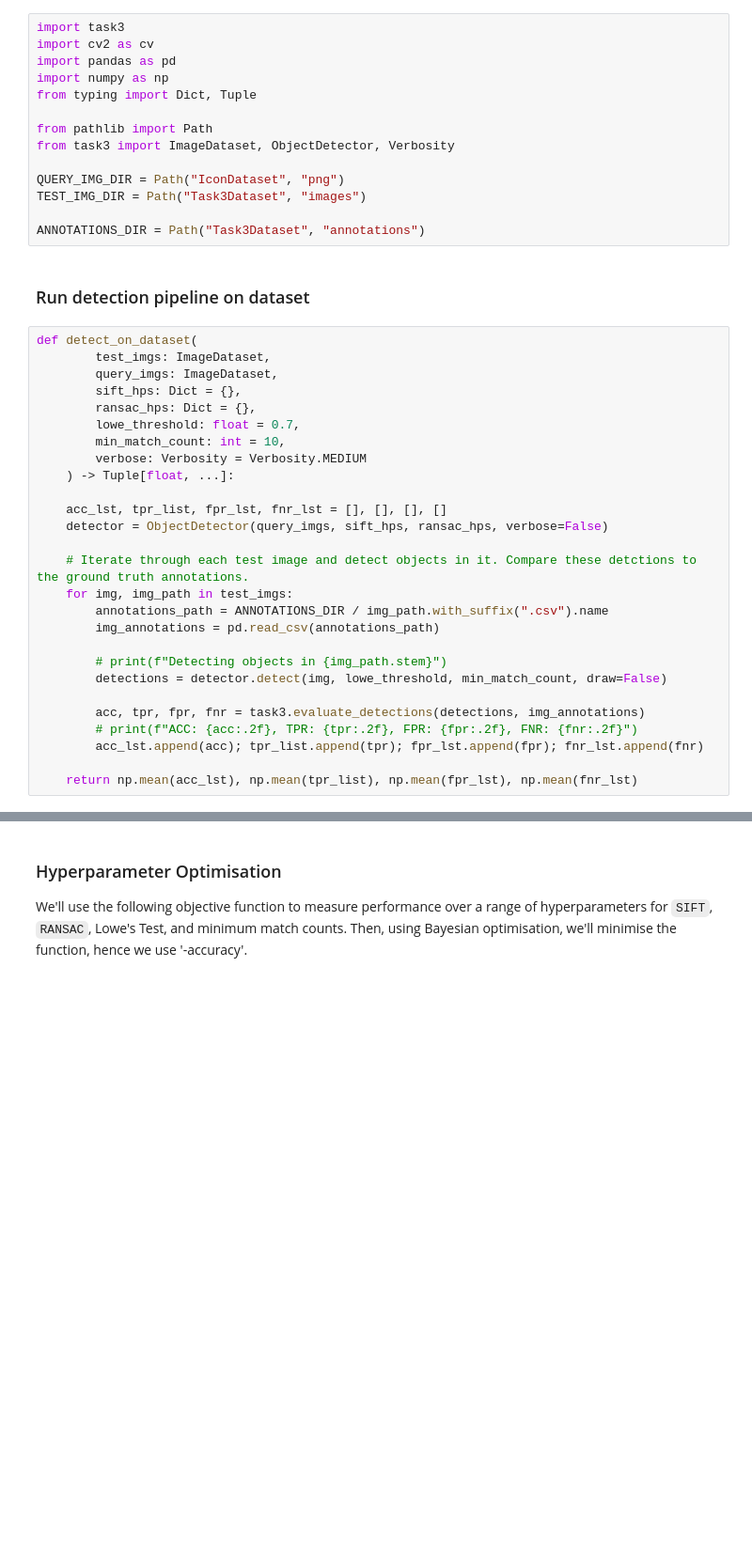
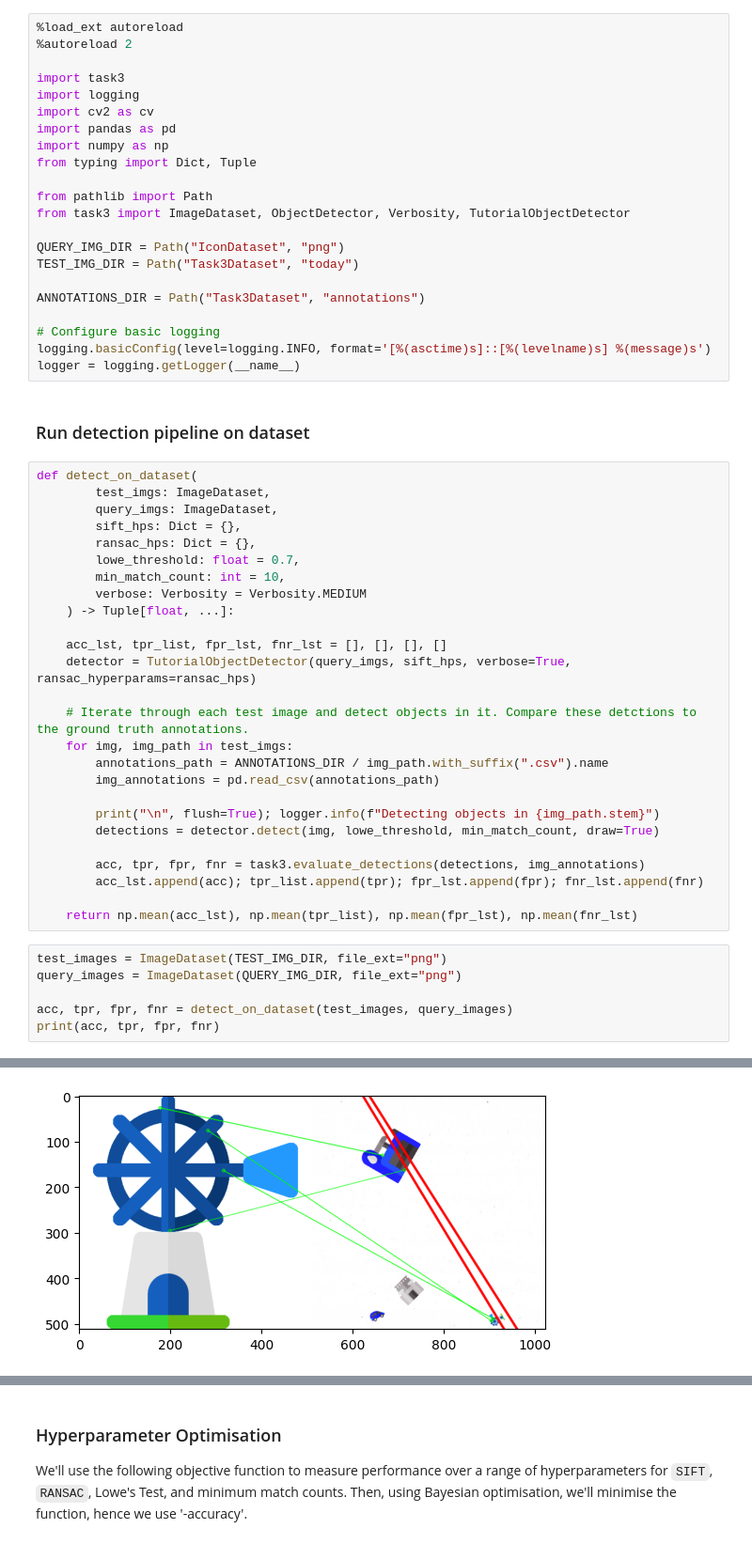
Before and after one commit to coeus-uk/computer-vision, a Jupyter notebook: Task3 copy.ipynb, the cells around one changed output, grey strips where cells are left out. Shown at 94% size. Cells and saved outputs as stored; diff of their text form; blank space fills up the shorter version.

Commit message:
Quick commit before making more changes to RANSAC

```diff
--- a/Task3 copy.ipynb
+++ b/Task3 copy.ipynb
@@ -52,19 +52,27 @@ You are *not* allowed to use the `cv2.matchTemplate` or `cv2.BFMatcher`.
 # %% [markdown]
 ### Imports & Constants
 # %%
+%load_ext autoreload
+%autoreload 2
+
 import task3
+import logging
 import cv2 as cv
 import pandas as pd
 import numpy as np
 from typing import Dict, Tuple
 
 from pathlib import Path
-from task3 import ImageDataset, ObjectDetector, Verbosity
+from task3 import ImageDataset, ObjectDetector, Verbosity, TutorialObjectDetector
 
 QUERY_IMG_DIR = Path("IconDataset", "png")
-TEST_IMG_DIR = Path("Task3Dataset", "images")
+TEST_IMG_DIR = Path("Task3Dataset", "today")
 
 ANNOTATIONS_DIR = Path("Task3Dataset", "annotations")
+
+# Configure basic logging
+logging.basicConfig(level=logging.INFO, format='[%(asctime)s]::[%(levelname)s] %(message)s')
+logger = logging.getLogger(__name__)
 # %% [markdown]
 ### Run detection pipeline on dataset
 # %%
@@ -79,18 +87,24 @@ def detect_on_dataset(
     ) -> Tuple[float, ...]:
 
     acc_lst, tpr_list, fpr_lst, fnr_lst = [], [], [], []
-    detector = ObjectDetector(query_imgs, sift_hps, ransac_hps, verbose=False)
+    detector = TutorialObjectDetector(query_imgs, sift_hps, verbose=True, ransac_hyperparams=ransac_hps)
 
     # Iterate through each test image and detect objects in it. Compare these detctions to the ground truth annotations.
     for img, img_path in test_imgs:
         annotations_path = ANNOTATIONS_DIR / img_path.with_suffix(".csv").name
         img_annotations = pd.read_csv(annotations_path)
 
-        # print(f"Detecting objects in {img_path.stem}")
-        detections = detector.detect(img, lowe_threshold, min_match_count, draw=False)
+        print("\n", flush=True); logger.info(f"Detecting objects in {img_path.stem}")
+        detections = detector.detect(img, lowe_threshold, min_match_count, draw=True)
 
         acc, tpr, fpr, fnr = task3.evaluate_detections(detections, img_annotations)
-        # print(f"ACC: {acc:.2f}, TPR: {tpr:.2f}, FPR: {fpr:.2f}, FNR: {fnr:.2f}")
         acc_lst.append(acc); tpr_list.append(tpr); fpr_lst.append(fpr); fnr_lst.append(fnr)
 
     return np.mean(acc_lst), np.mean(tpr_list), np.mean(fpr_lst), np.mean(fnr_lst)
+# %%
+test_images = ImageDataset(TEST_IMG_DIR, file_ext="png")
+query_images = ImageDataset(QUERY_IMG_DIR, file_ext="png")
+
+acc, tpr, fpr, fnr = detect_on_dataset(test_images, query_images)
+print(acc, tpr, fpr, fnr)
+# %% [output]
@@ -96,0 +117 @@ def detect_on_dataset(
+[figure, added]
```
Also changed, not shown: parts of 1 cell of this notebook, 4 other files.
